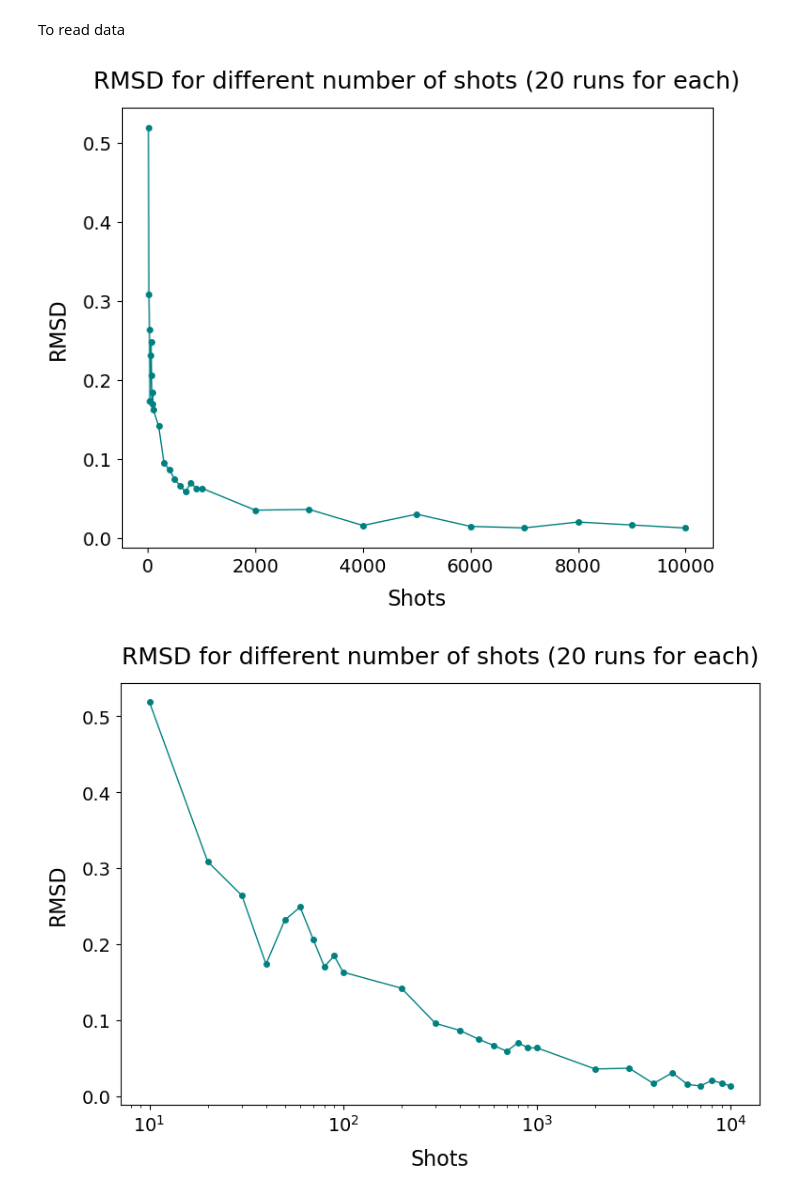
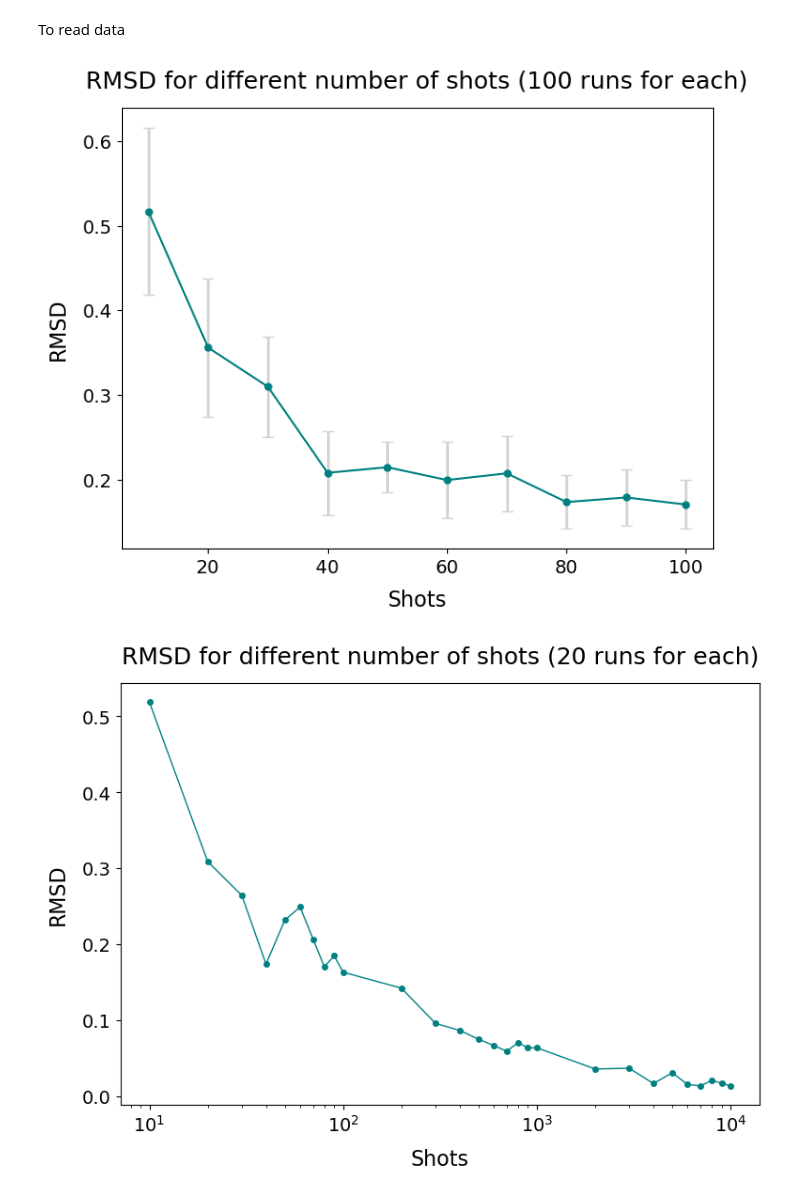
Before and after one commit to Marshhall/Physics_Thesis, a Jupyter notebook: shadow_grouping.ipynb, the cells around one changed output. Saved outputs shown, nothing was run; the diff lists cells and outputs as text; code cells hidden in the pictures.

```diff
--- a/shadow_grouping.ipynb
+++ b/shadow_grouping.ipynb
@@ -773,12 +773,13 @@ def estimate_hamiltonian(Ham, shadow, obs_compat, non_idle_wires):
 
 
 
-def shadow_grouping_estimation_rmsd(Ham, qnode, number_of_runs, n_shotss, ideal_H, write_to_file=True, folder_name="Data", offset=0, verbose=False):
+def shadow_grouping_estimation_rmsd(Ham, qnode, number_of_runs, n_shotss, ideal_H, write_to_file=True, folder_name="Data", offset=0, verbose=False, k=10):
 
     coeffs, H = format_hamiltonian(Ham)
     n_terms, n_qubits = H.shape
     # distances = np.zeros((number_of_runs, len(n_shotss)))
     rmsds = np.zeros(len(n_shotss))
+    rmsds_std_devs = np.zeros(len(n_shotss))
 
     # Precompute non-idle wires: for each observable O^(i) in the Hamiltonian decomposition, obtain the wires on which O^(i)_j != Id(wire=j)
     non_idle_wires = [np.nonzero(H[i])[0] for i in range(n_terms)]
@@ -815,17 +816,26 @@ def shadow_grouping_estimation_rmsd(Ham, qnode, number_of_runs, n_shotss, ideal_
         # calculate rmsd of the number_of_runs simulations with the exact value
         rmsds[i] = np.sqrt(np.mean((estimates - ideal_H) ** 2))
 
+        # Grouped RMSDs and their std dev
+        grouped_rmsds = np.zeros(number_of_runs // k)
+        group_size = number_of_runs // k
+        for g in range(k):
+            start = g * group_size
+            end = start + group_size
+            grouped_rmsds[g] = np.sqrt(np.mean((estimates[start:end] - ideal_H) ** 2))
+        rmsds_std_devs[i] = np.std(grouped_rmsds)
+
         total_time = (datetime.now() - start_time).total_seconds()
         # time_per_run = total_time / number_of_runs
         if verbose:
             print(f"{n_shots:<20} {total_time / number_of_runs:<20.4f} {total_time:<25.4f}")
 
     if write_to_file:
-        data = np.column_stack((n_shotss, rmsds))
+        data = np.column_stack((n_shotss, rmsds, rmsds_std_devs))
         # os.makedirs(folder_name, exist_ok=True)
-        np.savetxt(f"{folder_name}/rmsds_{n_shotss[0]}_{n_shotss[-1]}.csv", data, delimiter=",", header="shots, rmsd", comments='')
+        np.savetxt(f"{folder_name}/rmsds_{n_shotss[0]}_{n_shotss[-1]}.csv", data, delimiter=",", header="shots, rmsd, std_dev", comments='')
 
-    return rmsds
+    return rmsds, rmsds_std_devs
 # %%
 # calculate_classical_shadow(qnode, meas_scheme)
 # %% [markdown]
@@ -844,7 +854,7 @@ For each shot, and hence each measurement setting $Q_k$, where $k = 1, \dots, N$
 # %%
 # n_shotss = range(100, 1100, 100)
 # n_shotss = range(100, 110, 10)
-# n_shotss = range(10, 110, 10)
+n_shotss = range(10, 110, 10)
 # n_shotss = range(10, 30, 10)
 # n_shotss = range(100, 600, 100)
 # n_shotss = range(1000, 11000, 1000)
@@ -865,9 +875,9 @@ For each shot, and hence each measurement setting $Q_k$, where $k = 1, \dots, N$
 # )
 
 
-number_of_runs = 20
+number_of_runs = 100
 # number_of_runs = 10
 # number_of_runs = 2
 
 
-# rmsds = shadow_grouping_estimation_rmsd(H, qnode, number_of_runs, n_shotss, ideal_H, write_to_file=True, folder_name="Data", offset=0, verbose=True)
+rmsds, std_dev = shadow_grouping_estimation_rmsd(H, qnode, number_of_runs, n_shotss, ideal_H, write_to_file=True, folder_name="Data", offset=0, verbose=True)
@@ -880,34 +903,34 @@ To read data
 # %%
 # Use LaTeX for text rendering
 plt.rcParams['text.usetex'] = False
 plt.rcParams['font.size'] = 14
 plt.rcParams['axes.labelsize'] = 16
 plt.rcParams['axes.titlesize'] = 18
 plt.rcParams['xtick.labelsize'] = 14
 plt.rcParams['ytick.labelsize'] = 14
 
 # Create figure
 fig, ax = plt.subplots(figsize=(8,6))
 # fig.patch.set_facecolor('#FAFAFA')
 # ax.set_facecolor('#FAFAFA')
 
 # Plot with error bars
-ax.plot(n_shotss, rmsds, color='teal', markersize=4, marker="o", lw=1)
+ax.errorbar(n_shotss, rmsds, yerr=std_dev, fmt='o-', color="teal", ecolor='lightgray', elinewidth=2, capsize=4, markersize=5)
 
 # Titles and labels
 ax.set_title(f"RMSD for different number of shots ({number_of_runs} runs for each)", pad=15)
 ax.set_xlabel("Shots", labelpad=10)
 ax.set_ylabel("RMSD", labelpad=10)
 
 
 # Tight layout
 # plt.tight_layout()
 
 # Show plot
 plt.show()
 # fig.savefig(f"Plots/rmsd_{n_shotss[0]}_{n_shotss[-1]}_{number_of_runs}r.pdf", dpi=800)
 # %% [output]
-[figure, old version]
+[figure, new version]
 # %%
 # Use LaTeX for text rendering
 plt.rcParams['text.usetex'] = False
```
Also changed, not shown: parts of 7 cells of this notebook, 7 other files.
